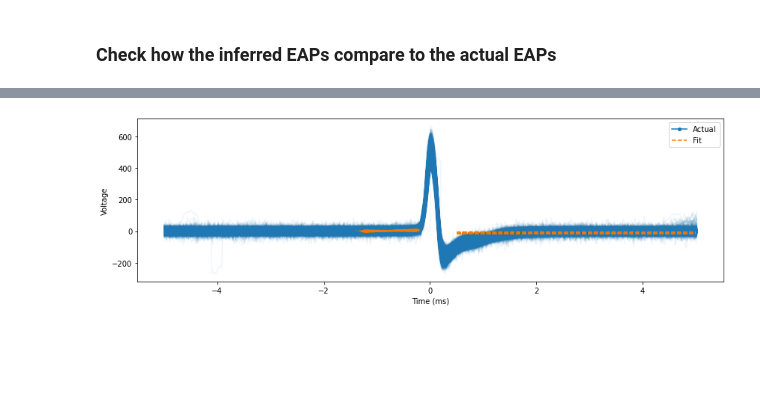
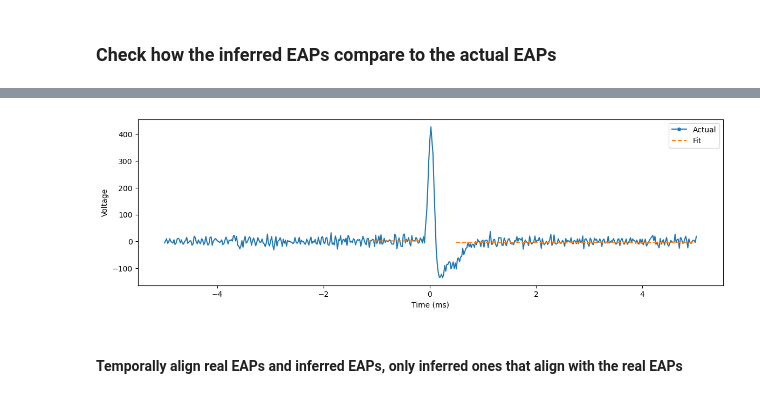
Before and after one commit to voytekresearch/spikewise, a Jupyter notebook: datasets/spe-1_rh/spe-1_rh_c14_IAPvsEAP.ipynb, the cells around one changed output, grey strips where cells are left out. Saved outputs shown, nothing was run; the diff lists cells and outputs as text; code cells hidden in the pictures; blank space fills up the shorter version.

```diff
--- a/datasets/spe-1_rh/spe-1_rh_c14_IAPvsEAP.ipynb
+++ b/datasets/spe-1_rh/spe-1_rh_c14_IAPvsEAP.ipynb
@@ -35,3 +30,5 @@ patch_fs = {'c42':patch_fs_c42, 'c14':patch_fs_c14}
+# %%
+patch_fs_c14 = 50023.8986874656
 # %%
 patch_c14 = '/Users/blancamartin/Desktop/Voytek_Lab/spike_waveform/Neuropixel Paired Recordings/Recordings/filt_patch_recordings/c14patch_filt.npy'
 #get cell number
@@ -132,6 +149,9 @@ sp_ex.fit(npx_filt, npx_fs, n_jobs=-1, progress=tqdm)
 sp_ex.plot()
 # %% [output]
 [figure]
+# %%
+#Downsample inferred EAPs to match real EAP sampling rate
+iap2eap = sp.resample(iap2eap, int((len(iap2eap)/patch_fs)*npx_fs))
 # %%
 #Run spikeparam on inferred EAPs
 
@@ -144,4 +182,7 @@ sp_ex_inf.fit(iap2eap, patch_fs, n_jobs=-1, progress=tqdm)
 # %%
-sp_ex_inf.plot()
+sp_ex_inf.plot(10
+)
 # %% [output]
-[figure, old version]
+[figure, new version]
+# %% [markdown]
+#### Temporally align real EAPs and inferred EAPs, only inferred ones that align with the real EAPs
```
Also changed, not shown: parts of 11 cells of this notebook, 3 other files.
